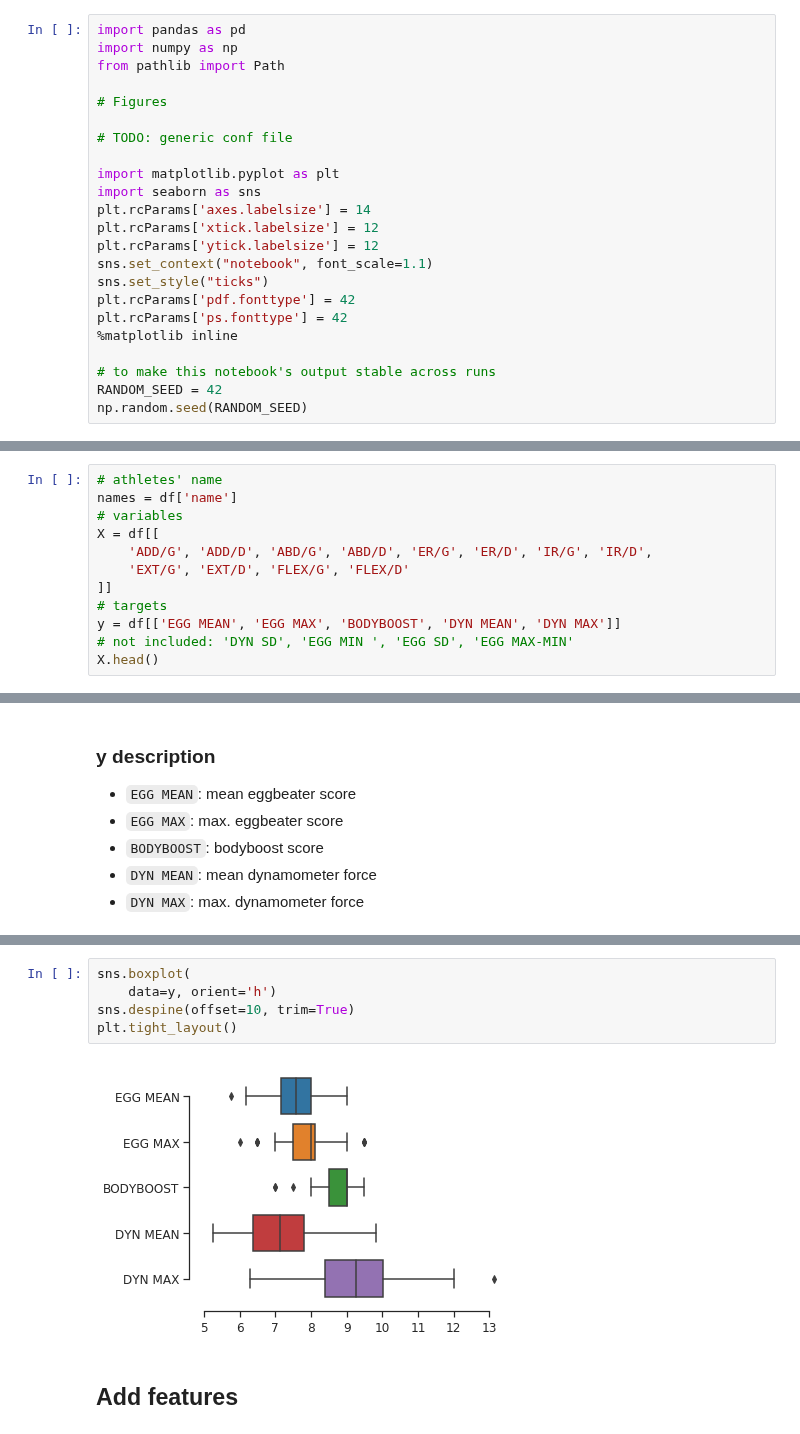
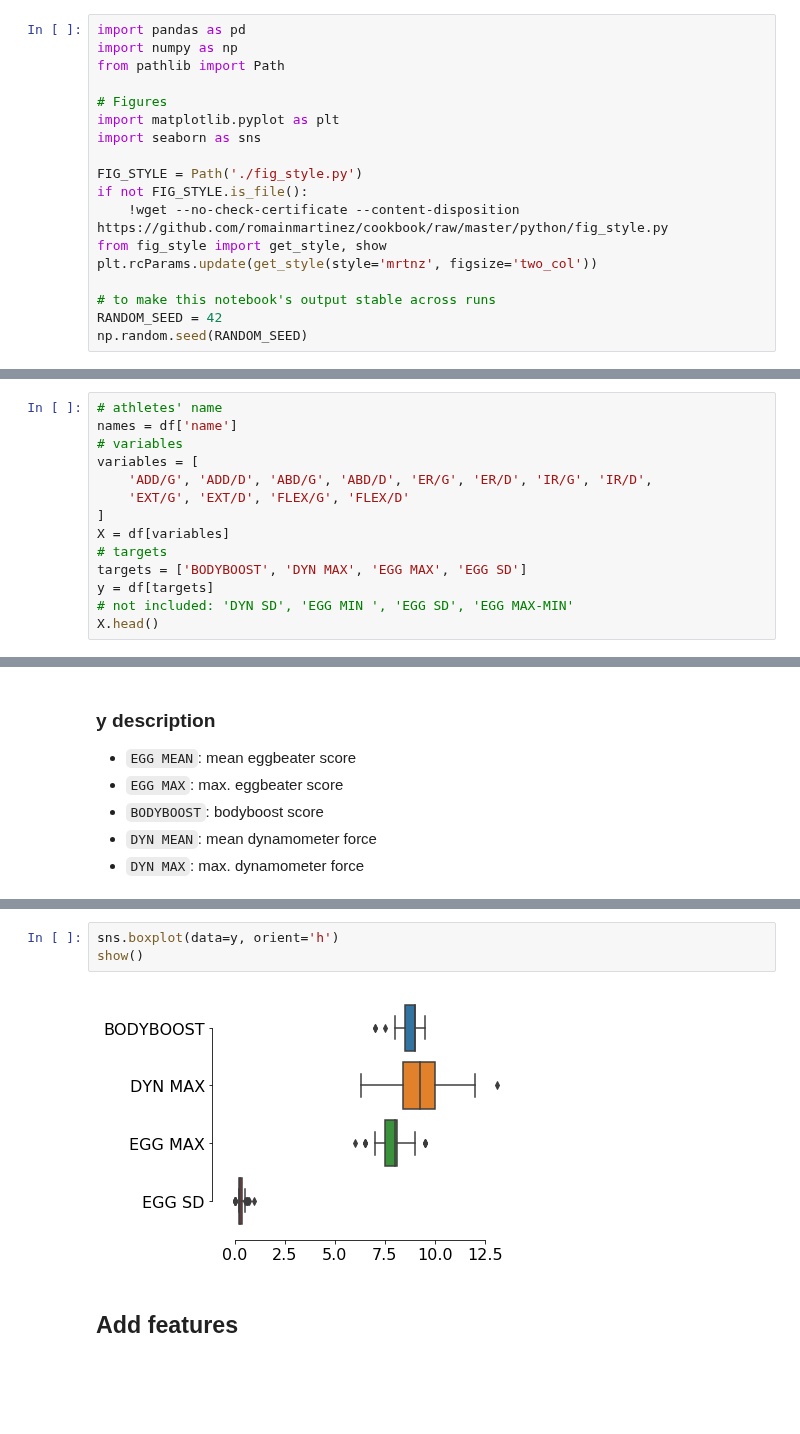
Before and after one commit to romainmartinez/synchro, a Jupyter notebook: synchro.ipynb, the cells around one changed output, grey strips where cells are left out. Cells and saved outputs as stored; diff of their text form; blank space fills up the shorter version.

```diff
--- a/synchro.ipynb
+++ b/synchro.ipynb
@@ -7,19 +7,14 @@ import numpy as np
 from pathlib import Path
 
 # Figures
-
-# TODO: generic conf file
-
 import matplotlib.pyplot as plt
 import seaborn as sns
-plt.rcParams['axes.labelsize'] = 14
-plt.rcParams['xtick.labelsize'] = 12
-plt.rcParams['ytick.labelsize'] = 12
-sns.set_context("notebook", font_scale=1.1)
-sns.set_style("ticks")
-plt.rcParams['pdf.fonttype'] = 42
-plt.rcParams['ps.fonttype'] = 42
-%matplotlib inline
+
+FIG_STYLE = Path('./fig_style.py')
+if not FIG_STYLE.is_file():
+    !wget --no-check-certificate --content-disposition https://github.com/romainmartinez/cookbook/raw/master/python/fig_style.py
+from fig_style import get_style, show
+plt.rcParams.update(get_style(style='mrtnz', figsize='two_col'))
 
 # to make this notebook's output stable across runs
 RANDOM_SEED = 42
@@ -33,12 +28,14 @@ df = pd.read_excel(DATA_PATH)
 # athletes' name
 names = df['name']
 # variables
-X = df[[
+variables = [
     'ADD/G', 'ADD/D', 'ABD/G', 'ABD/D', 'ER/G', 'ER/D', 'IR/G', 'IR/D',
     'EXT/G', 'EXT/D', 'FLEX/G', 'FLEX/D'
-]]
+]
+X = df[variables]
 # targets
-y = df[['EGG MEAN', 'EGG MAX', 'BODYBOOST', 'DYN MEAN', 'DYN MAX']]
+targets = ['BODYBOOST', 'DYN MAX', 'EGG MAX', 'EGG SD']
+y = df[targets]
 # not included: 'DYN SD', 'EGG MIN ', 'EGG SD', 'EGG MAX-MIN'
 X.head()
 # %% [output]
@@ -122,10 +117,8 @@ y.head()
 # %%
-sns.boxplot(
-    data=y, orient='h')
-sns.despine(offset=10, trim=True)
-plt.tight_layout()
+sns.boxplot(data=y, orient='h')
+show()
 # %% [output]
-[figure, old version]
+[figure, new version]
 # %% [markdown]
 ## Add features
 # %% [markdown]
```
Also changed, not shown: parts of 20 cells of this notebook, 16 other files.
